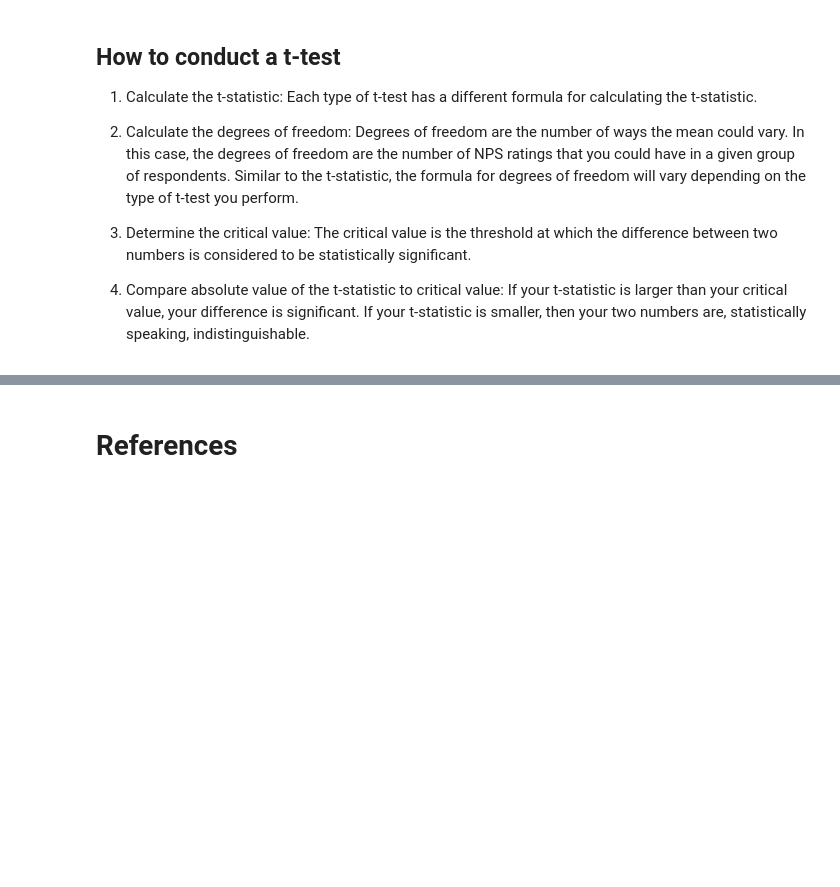
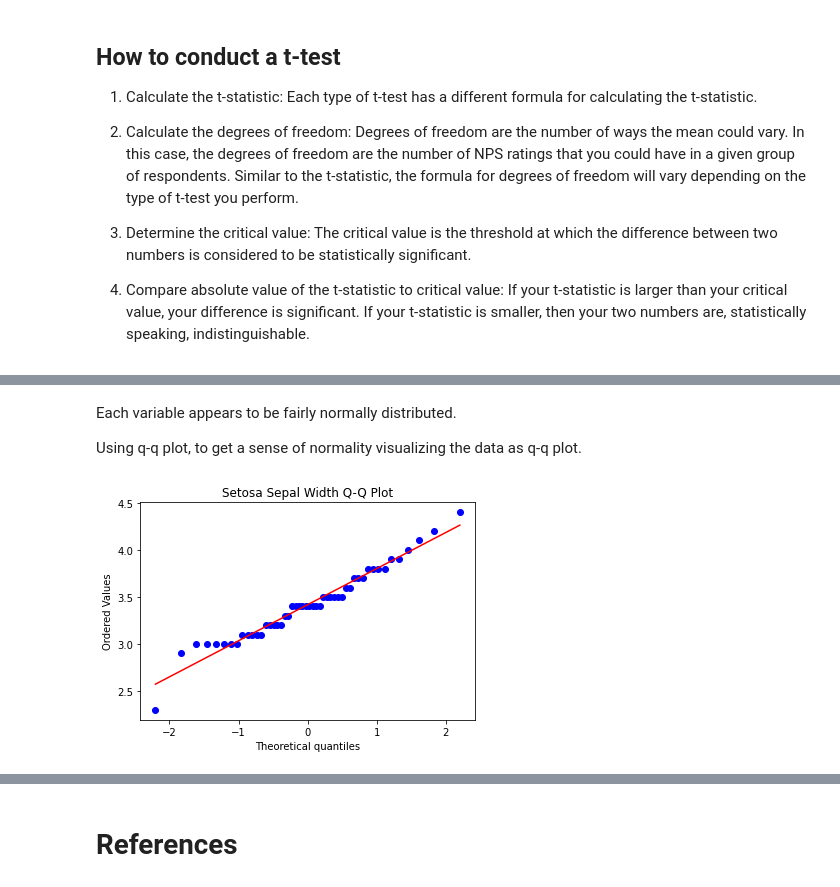
Before and after one commit to bensontjohn/ML-and-Statistics-assessment, a Jupyter notebook: scipy-stats.ipynb, the cells around one changed output, grey strips where cells are left out. Drawn from its saved outputs; the diff is of its cells as text; code cells hidden in the pictures; blank space fills up the shorter version.

```diff
--- a/scipy-stats.ipynb
+++ b/scipy-stats.ipynb
@@ -89,0 +129,10 @@ If your t-statistic is larger than your critical value, your difference is signi
+# %% [markdown]
+Each variable appears to be fairly normally distributed.
+
+Using q-q plot, to get a sense of normality visualizing the data as q-q plot.
+# %%
+stats.probplot(setosa['sepal_width'], dist="norm", plot= plt)
+plt.title("Setosa Sepal Width Q-Q Plot")
+plt.savefig("Setosa_qqplot.jpg")
+# %% [output]
+[figure, added]
```
Also changed, not shown: parts of 16 cells of this notebook.
